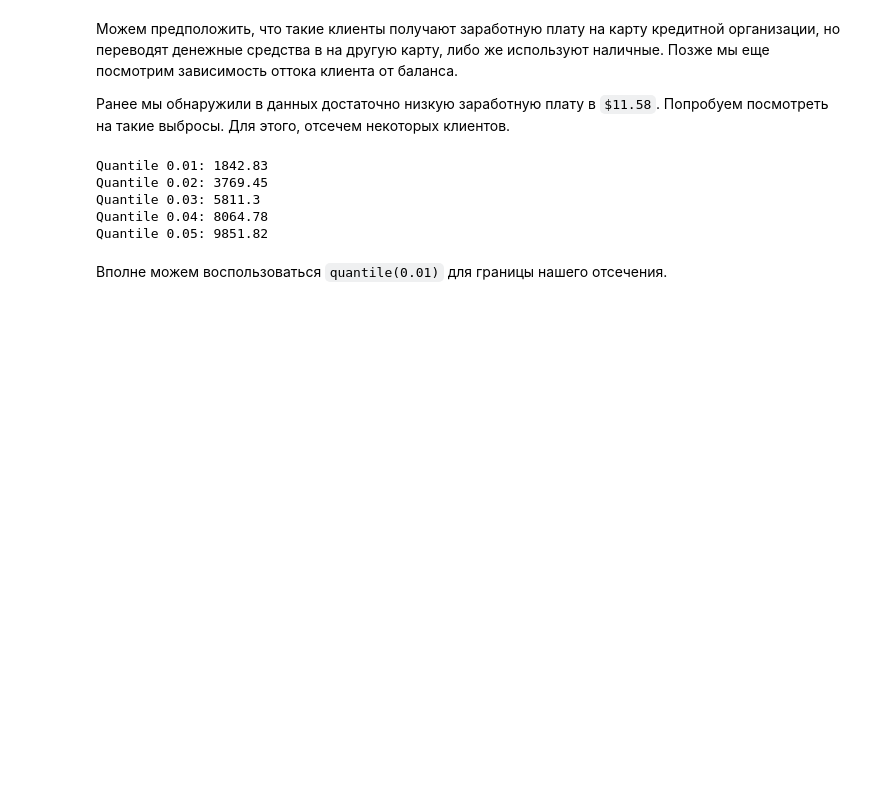
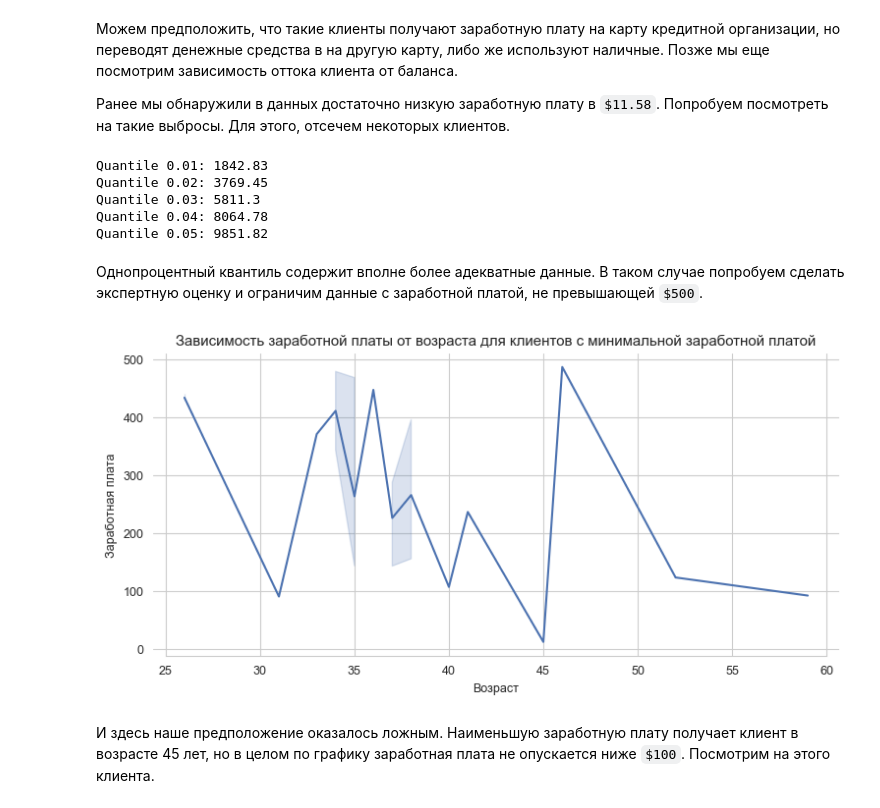
Before and after one commit to tabbols95/data_analysis_and_forecast, a Jupyter notebook: Customer churn analysis (Bank data)/Customer churn analysis (Bank data).ipynb, the cells around one changed output. Saved outputs shown, nothing was run; the diff lists cells and outputs as text; code cells hidden in the pictures; blank space fills up the shorter version.

Commit message:
primary analysis data

```diff
--- a/Customer churn analysis (Bank data)/Customer churn analysis (Bank data).ipynb
+++ b/Customer churn analysis (Bank data)/Customer churn analysis (Bank data).ipynb
@@ -163,5 +164,19 @@ Quantile 0.02: 3769.45
 Quantile 0.03: 5811.3
 Quantile 0.04: 8064.78
 Quantile 0.05: 9851.82
-# %% [markdown]
-Вполне можем воспользоваться `quantile(0.01)` для границы нашего отсечения.
+# %% [markdown]
+Однопроцентный квантиль содержит вполне более адекватные данные. В таком случае попробуем сделать экспертную оценку и ограничим данные с заработной платой, не превышающей `$500`.
+# %%
+min_salary_data = data[data['EstimatedSalary'] <= 500].copy()
+# %%
+fig, ax = plt.subplots(figsize=(9, 4))
+ax = sns.lineplot(x='Age', y='EstimatedSalary', data=min_salary_data, palette='dark:#5A9_r', ax=ax)
+ax.set_title('Зависимость заработной платы от возраста для клиентов с минимальной заработной платой')
+ax.set_xlabel('Возраст')
+ax.set_ylabel('Заработная плата')
+sns.despine(fig=fig, ax=ax, left=True, trim=True)
+plt.show()
+# %% [output]
+[figure, added]
+# %% [markdown]
+И здесь наше предположение оказалось ложным. Наименьшую заработную плату получает клиент в возрасте 45 лет, но в целом по графику заработная плата не опускается ниже `$100`. Посмотрим на этого клиента.
```
Also changed, not shown: parts of 4 cells of this notebook.
